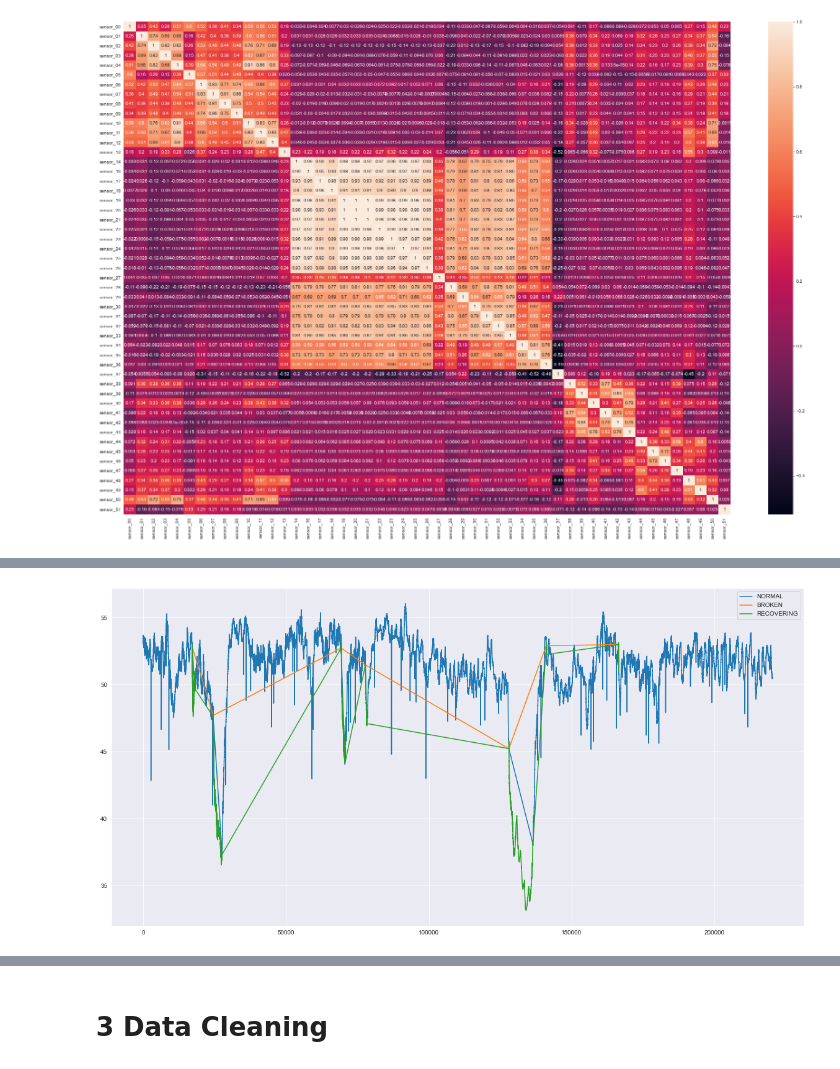
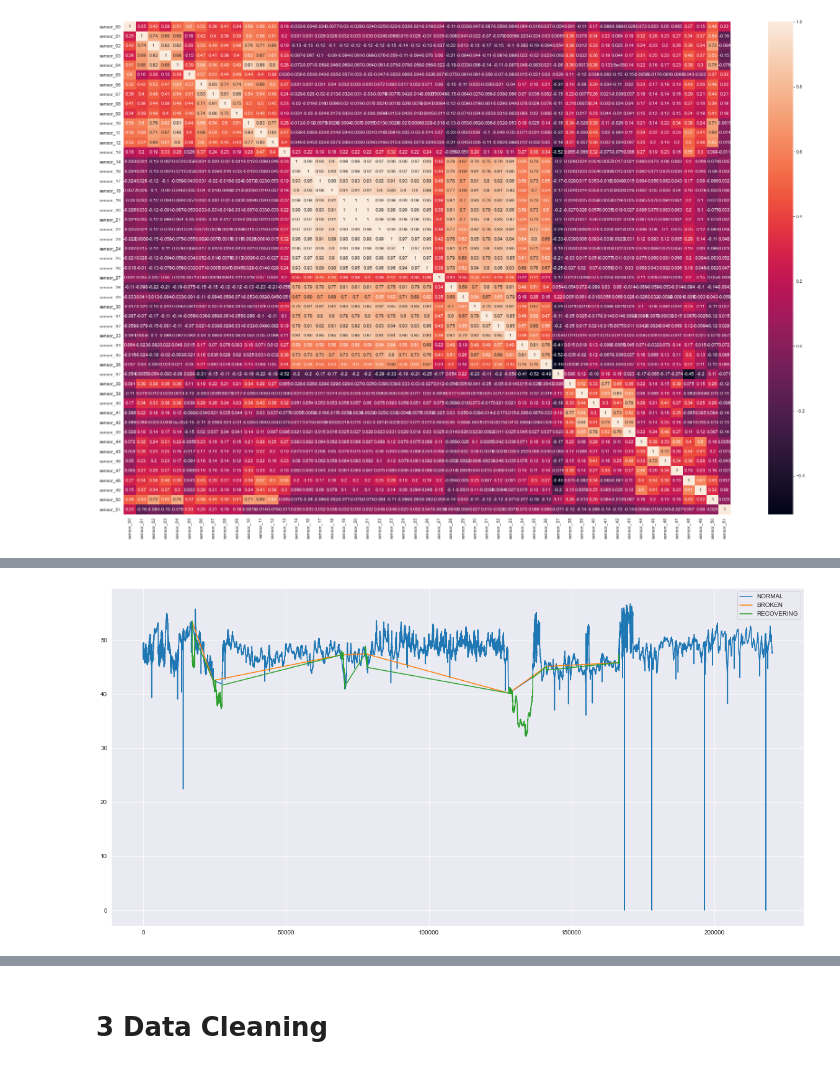
Before and after one commit to nils12344/PythonAdvancedGruppeD, a Jupyter notebook: Projekt Gruppe D.ipynb, the cells around one changed output, grey strips where cells are left out. Saved outputs shown, nothing was run; the diff lists cells and outputs as text; code cells hidden in the pictures.

```diff
--- a/Projekt Gruppe D.ipynb
+++ b/Projekt Gruppe D.ipynb
@@ -265,10 +249,10 @@ sensor
 # %%
 plt.figure(figsize=(20, 10))
 
-plt.plot(sensor.loc[sensor['machine_status'] == 'NORMAL', 'sensor_02'], label='NORMAL')
-plt.plot(sensor.loc[sensor['machine_status'] == 'BROKEN', 'sensor_02'], label='BROKEN')
-plt.plot(sensor.loc[sensor['machine_status'] == 'RECOVERING', 'sensor_02'], label='RECOVERING')
+plt.plot(sensor.loc[sensor['machine_status'] == 'NORMAL', 'sensor_01'], label='NORMAL')
+plt.plot(sensor.loc[sensor['machine_status'] == 'BROKEN', 'sensor_01'], label='BROKEN')
+plt.plot(sensor.loc[sensor['machine_status'] == 'RECOVERING', 'sensor_01'], label='RECOVERING')
 plt.legend()
 plt.show()
 # %% [output]
-[figure, old version]
+[figure, new version]
```
Also changed, not shown: parts of 3 cells of this notebook.
